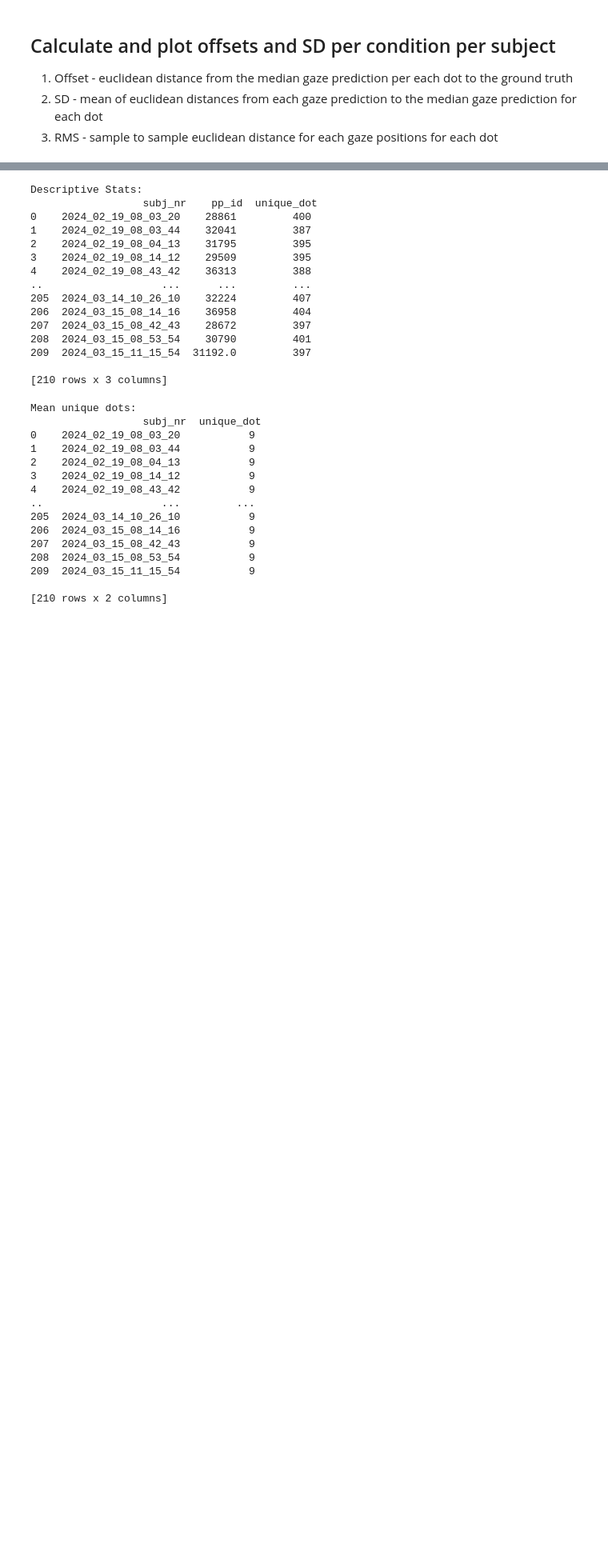
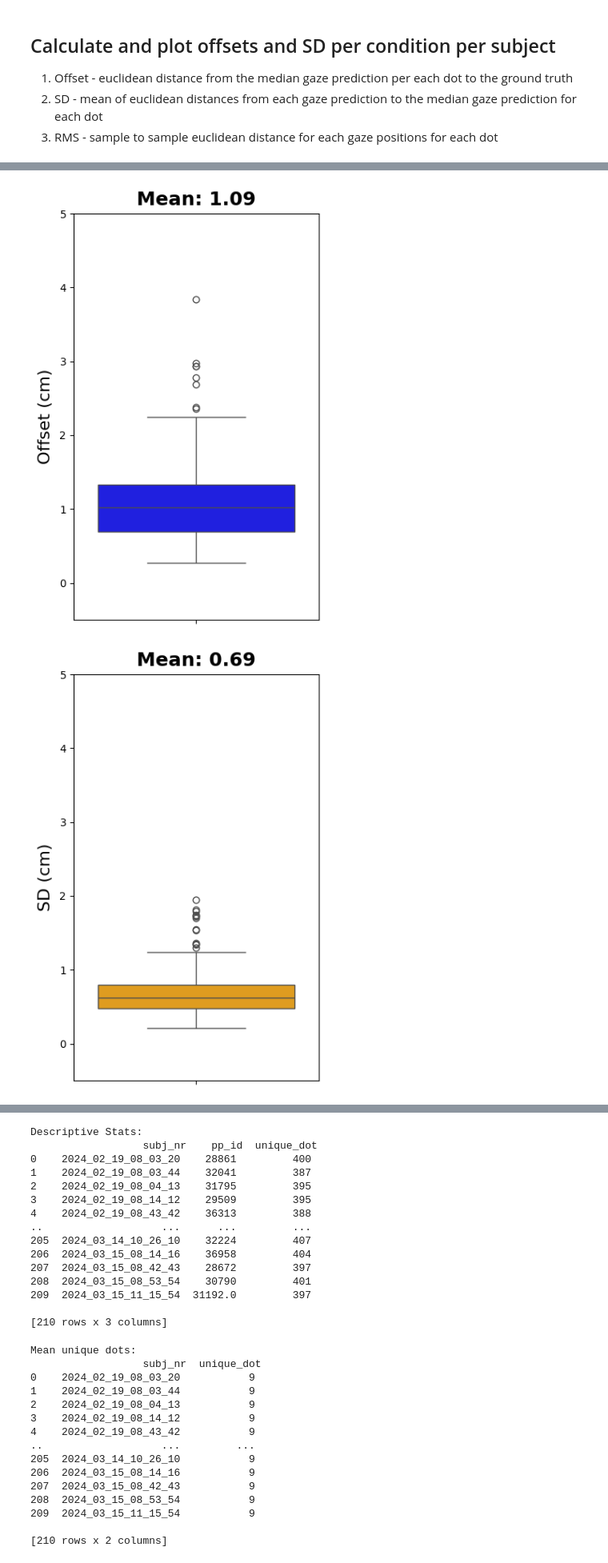
Before and after one commit to artembelopolsky/DeepEye_analyze, a Jupyter notebook: deepeye_analyze_VBLDress1_calibration.ipynb, the cells around one changed output, grey strips where cells are left out. Shown at 80% size. Drawn from its saved outputs; the diff is of its cells as text; code cells hidden in the pictures; blank space fills up the shorter version.

Commit message:
improved figure readability

```diff
--- a/deepeye_analyze_VBLDress1_calibration.ipynb
+++ b/deepeye_analyze_VBLDress1_calibration.ipynb
@@ -273,0 +238,39 @@ plot_measurement_per_participant(summary_df_per_pp, measurement='rms_error_cm',
+# %%
+def plot_measurement_per_participant(df, measurement='median_offset_cm', name='', color='b'):
+    # Compact figure for matching inset plot style
+    fig, ax = plt.subplots(figsize=(4, 6))  # Smaller size for side-by-side presentation
+
+    # Calculate measurement per participant and mean value
+    measurement_pp = df.groupby('subj_nr', as_index=False)[measurement].mean()
+    mean_value = measurement_pp[measurement].mean()
+
+    # Simplified box plot to match inset style
+    sns.boxplot(y=measurement_pp[measurement], ax=ax, color=color)
+    # sns.rugplot(y=measurement_pp[measurement], ax=ax, height=0.05, color=color)
+    # ax.axhline(mean_value, color='k', linestyle='--', linewidth=1.5, label=f'Mean: {mean_value:.2f}')
+
+    # Set y-axis limits and label
+    ax.set_ylim(-0.5, 5)
+    ax.set_ylabel(f'{name}', fontsize=16, labelpad=6)
+    ax.tick_params(axis='both', labelsize=10)
+
+    # Simplify layout: remove x-axis label and set title within the plot
+    ax.set_xlabel('')
+    ax.set_title(f'Mean: {mean_value:.2f}', fontsize=18, weight='bold', pad=8)
+
+    # Compact layout adjustments
+    fig.tight_layout()
+    plt.show()
+
+    # Uncomment the line below to save the plot
+    # fig.savefig(f'{name}_summary.jpg', dpi=1000)
+
+
+summary_df_per_pp= summary_df.groupby(['subj_nr'])[['median_offset_cm', 'eucl_dist_gaze_to_median_cm', 'rms_error_cm']].mean().reset_index()
+
+plot_measurement_per_participant(summary_df_per_pp, measurement='median_offset_cm', name='Offset (cm)', color='b')
+plot_measurement_per_participant(summary_df_per_pp, measurement='eucl_dist_gaze_to_median_cm', name='SD (cm)', color='orange')
+plot_measurement_per_participant(summary_df_per_pp, measurement='rms_error_cm', name='RMS Error (cm)', color='g')
+# %% [output]
+[figure, added]
+[figure, added]
```
Also changed, not shown: parts of 6 cells of this notebook.
